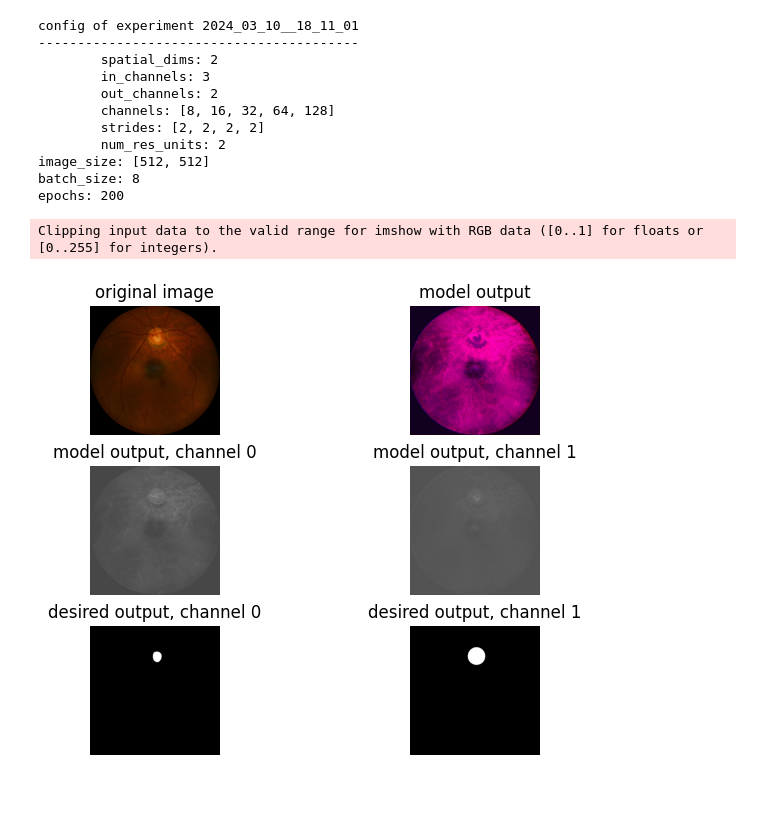
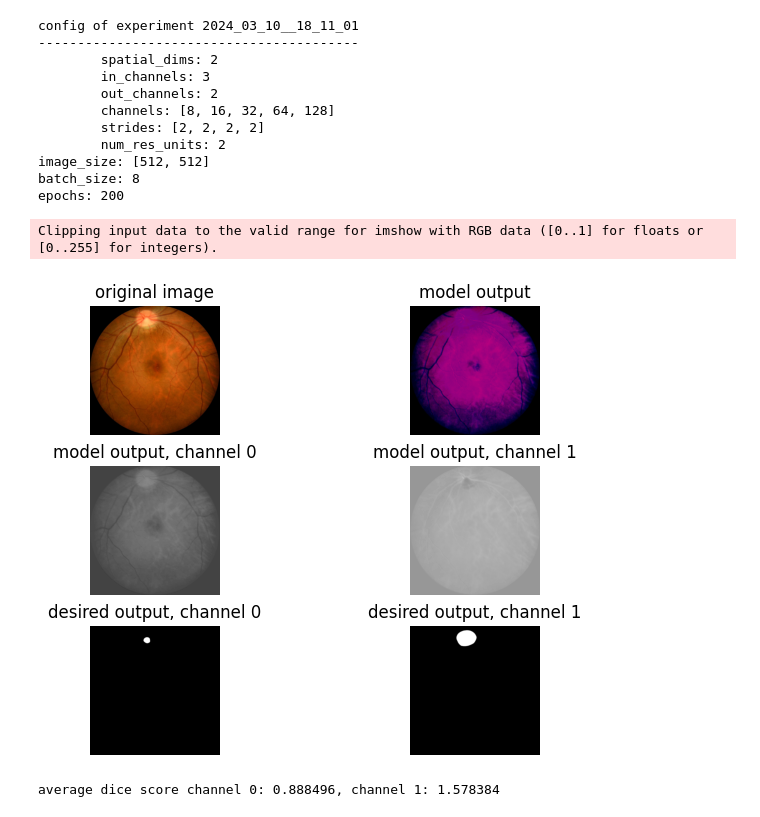
Before and after one commit to mo1333/anatomically_coherent_segmentation, a Jupyter notebook: evaluate.ipynb, the cells around one changed output. Saved outputs shown, nothing was run; the diff lists cells and outputs as text; code cells hidden in the pictures.

```diff
--- a/evaluate.ipynb
+++ b/evaluate.ipynb
@@ -23,7 +24,7 @@ transformer = Compose([EnsureChannelFirst(),
 val_image_path = "data/REFUGE2/Validation/Images/"
 val_dm_path = "data/REFUGE2/Validation/Disc_Masks/"
 
-number_of_images = 1
+number_of_images = 400 # xconfig["batch_size"]
 
 val_data = ImageDataset(image_files=[val_image_path + file for file in os.listdir(val_image_path)[:number_of_images]],
                         transform=transformer,
@@ -85,11 +86,18 @@ def plot_model_output(sample):
     plt.show()
 # %%
 model, _ = get_model(exp_path, model_config)
+metric = DiceMetric()
-# %%
-for batch in train_dataloader:
-    new_images = model(batch[0])
-    plot_model_output((batch[0], new_images[0].detach(), batch[1]))
-    break
-# %% [output]
-Clipping input data to the valid range for imshow with RGB data ([0..1] for floats or [0..255] for integers).
-[figure, removed]
+# %%
+sum_score = [0, 0]
+for j, batch in enumerate(train_dataloader):
+    new_images = model(batch[0])
+    if j == 0:
+        plot_model_output((batch[0], new_images[0].detach(), batch[1]))
+    np.sum(np.array(metric(new_images, batch[1])), axis=0)
+    sum_score = [sum_score[i] + np.sum(np.array(metric(new_images, batch[1])), axis=0)[i] for i in range(len(sum_score))]
+average_score = [score/number_of_images for score in sum_score]
+print("average dice score channel 0: %f, channel 1: %f" % (average_score[0], average_score[1]))
+# %% [output]
+Clipping input data to the valid range for imshow with RGB data ([0..1] for floats or [0..255] for integers).
+[figure, added]
+average dice score channel 0: 0.888496, channel 1: 1.578384
```
Also changed, not shown: parts of 1 cell of this notebook, 2 other files.
